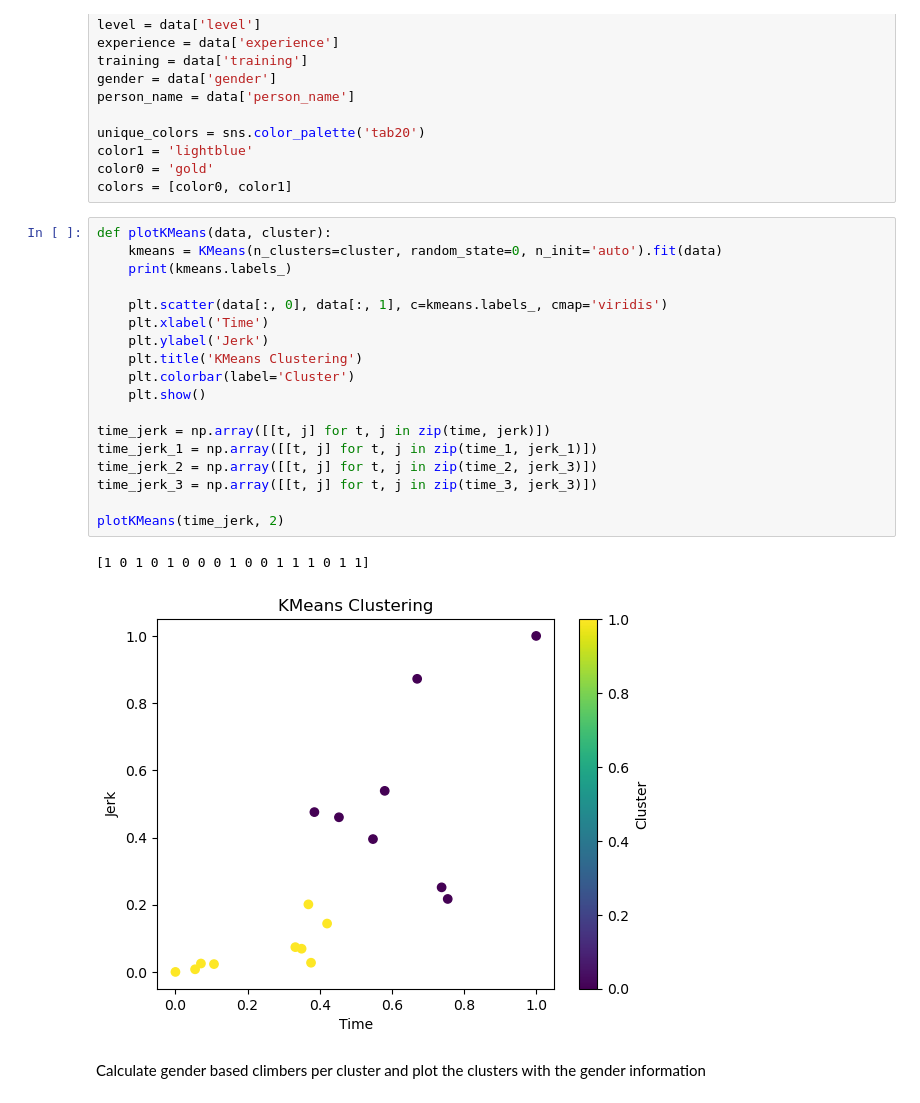
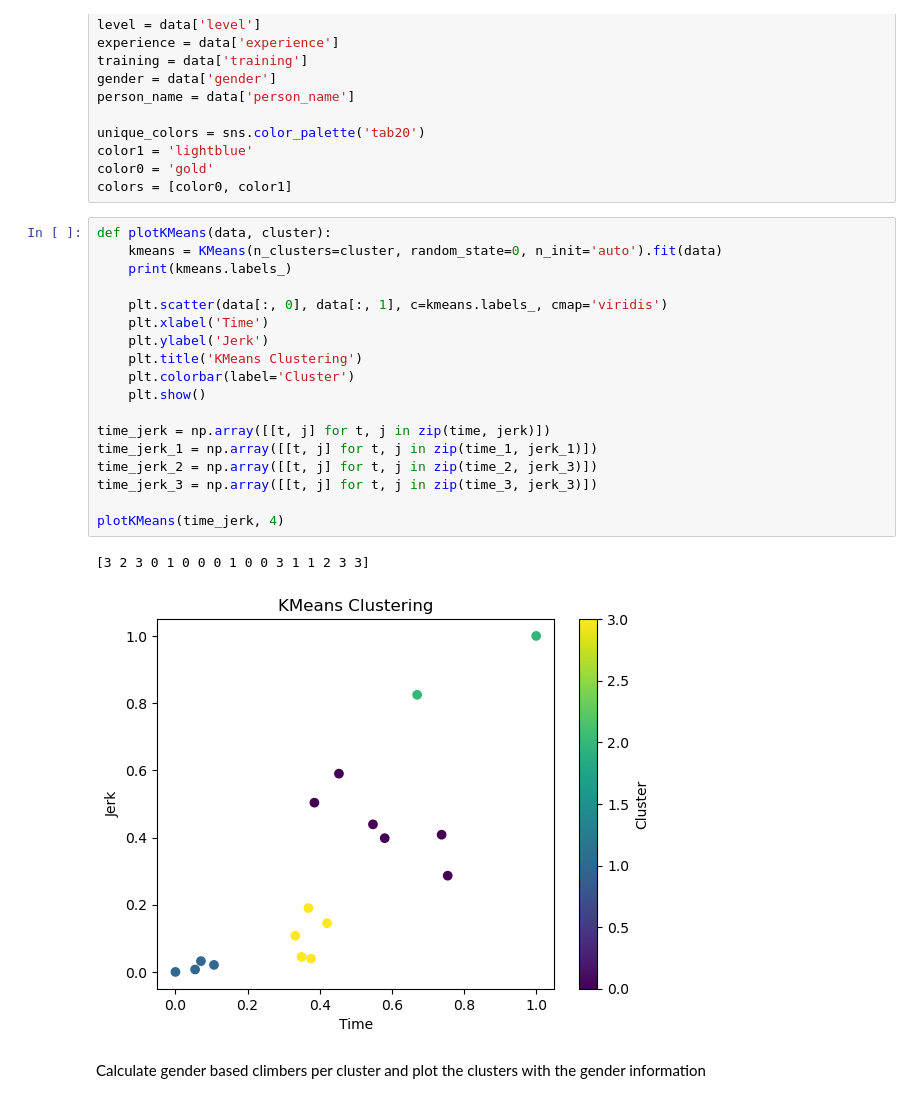
Before and after one commit to doertiboy/MasterStudy, a Jupyter notebook: 03_Clustering.ipynb, the cells around one changed output. Drawn from its saved outputs; the diff is of its cells as text.

```diff
--- a/03_Clustering.ipynb
+++ b/03_Clustering.ipynb
@@ -41,24 +41,24 @@ colors = [color0, color1]
 # %%
 def plotKMeans(data, cluster):
     kmeans = KMeans(n_clusters=cluster, random_state=0, n_init='auto').fit(data)
     print(kmeans.labels_)
 
     plt.scatter(data[:, 0], data[:, 1], c=kmeans.labels_, cmap='viridis')
     plt.xlabel('Time')
     plt.ylabel('Jerk')
     plt.title('KMeans Clustering')
     plt.colorbar(label='Cluster')
     plt.show()
 
 time_jerk = np.array([[t, j] for t, j in zip(time, jerk)])
 time_jerk_1 = np.array([[t, j] for t, j in zip(time_1, jerk_1)])
 time_jerk_2 = np.array([[t, j] for t, j in zip(time_2, jerk_3)])
 time_jerk_3 = np.array([[t, j] for t, j in zip(time_3, jerk_3)])
 
-plotKMeans(time_jerk, 2)
+plotKMeans(time_jerk, 4)
 # %% [output]
-[1 0 1 0 1 0 0 0 1 0 0 1 1 1 0 1 1]
+[3 2 3 0 1 0 0 0 1 0 0 3 1 1 2 3 3]
-[figure, old version]
+[figure, new version]
 # %% [markdown]
 Calculate gender based climbers per cluster and plot the clusters with the gender information
 # %%
```
Also changed, not shown: parts of 11 cells of this notebook, 46 other files.
